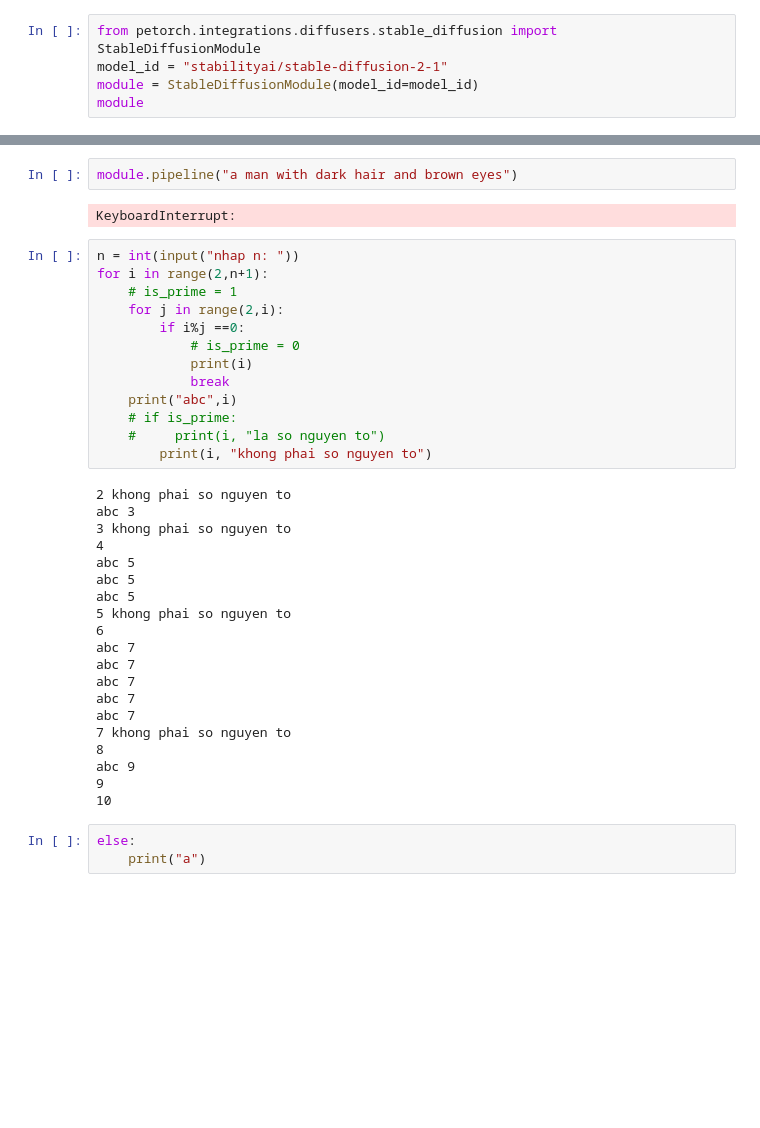
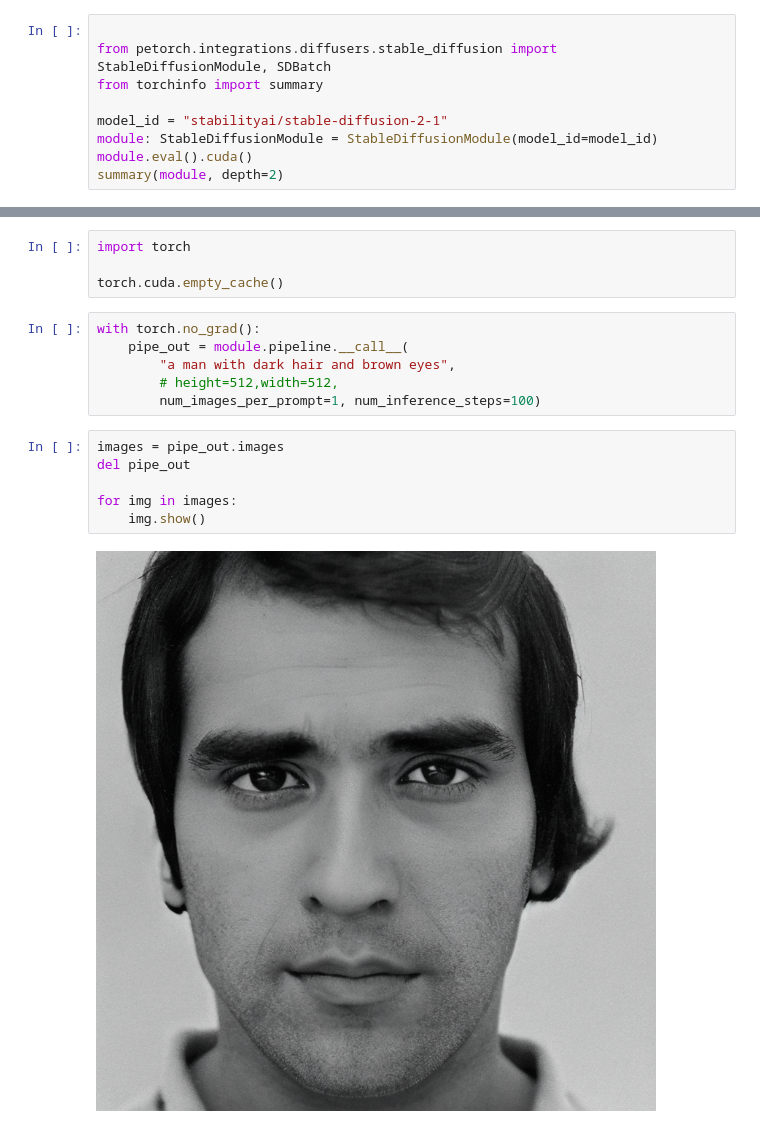
Before and after one commit to hieubnt235/petorch, a Jupyter notebook: examples/finetune_sd2_lora.ipynb, the cells around one changed output, grey strips where cells are left out. Cells and saved outputs as stored; diff of their text form; blank space fills up the shorter version.

```diff
--- a/examples/finetune_sd2_lora.ipynb
+++ b/examples/finetune_sd2_lora.ipynb
@@ -1,6 +1,10 @@
 # %%
-from petorch.integrations.diffusers.stable_diffusion import StableDiffusionModule
+
+from petorch.integrations.diffusers.stable_diffusion import StableDiffusionModule, SDBatch
+from torchinfo import summary
+
 model_id = "stabilityai/stable-diffusion-2-1"
-module = StableDiffusionModule(model_id=model_id)
-module
+module: StableDiffusionModule = StableDiffusionModule(model_id=model_id)
+module.eval().cuda()
+summary(module, depth=2)
 # %% [output]
@@ -24,40 +28,18 @@ StableDiffusionModule(
+# %%
+import torch
+
+torch.cuda.empty_cache()
 # %%
-module.pipeline("a man with dark hair and brown eyes")
+with torch.no_grad():
+    pipe_out = module.pipeline.__call__(
+        "a man with dark hair and brown eyes",
+        # height=512,width=512,
+        num_images_per_prompt=1, num_inference_steps=100)
-# %% [output]
-KeyboardInterrupt:
-# %%
-n = int(input("nhap n: "))
-for i in range(2,n+1):
-    # is_prime = 1
-    for j in range(2,i):
-        if i%j ==0:
-            # is_prime = 0
-            print(i)
-            break
-    print("abc",i)
-    # if is_prime:
-    #     print(i, "la so nguyen to")
-        print(i, "khong phai so nguyen to")
-# %% [output]
-2 khong phai so nguyen to
-abc 3
-3 khong phai so nguyen to
-4
-abc 5
-abc 5
-abc 5
-5 khong phai so nguyen to
-6
-abc 7
-abc 7
-abc 7
-abc 7
-abc 7
-7 khong phai so nguyen to
-8
-abc 9
-9
-10
-# %%
-else:
-    print("a")
+# %%
+images = pipe_out.images
+del pipe_out
+
+for img in images:
+    img.show()
+# %% [output]
+[figure, added]
```
Also changed, not shown: parts of 15 cells of this notebook, 5 other files.
